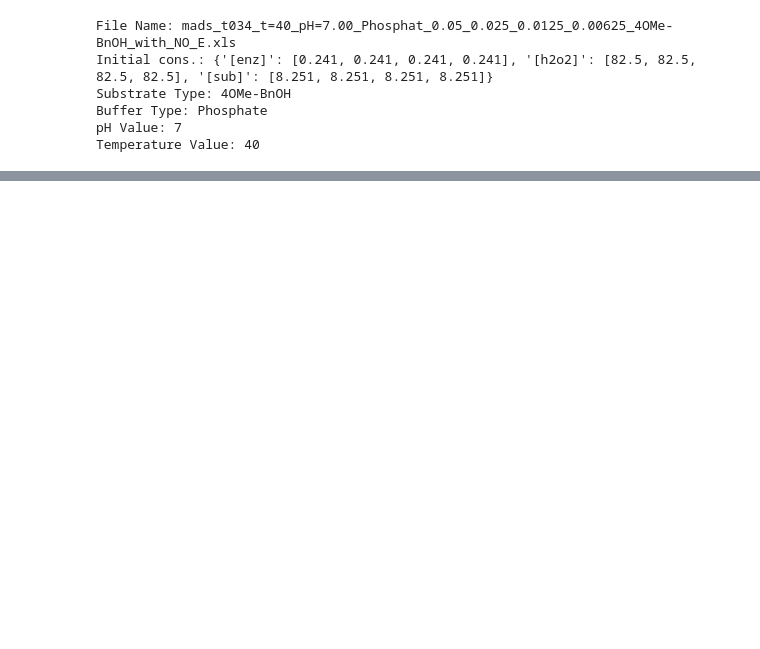
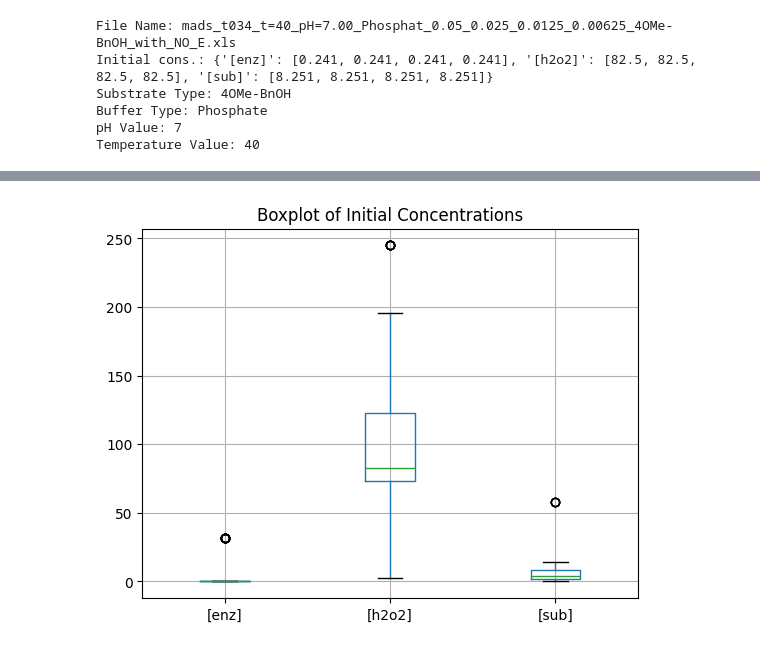
Before and after one commit to madsr2d2/masterThesis, a Jupyter notebook: masterThesis.ipynb, the cells around one changed output, grey strips where cells are left out. Cells and saved outputs as stored; diff of their text form; code cells hidden in the pictures; blank space fills up the shorter version.

```diff
--- a/masterThesis.ipynb
+++ b/masterThesis.ipynb
@@ -703,0 +725,6 @@ Adjacent value is not numeric: regn det ud
+# %%
+experiment_df[['[enz]', '[h2o2]', '[sub]' ]].boxplot()
+plt.title("Boxplot of Initial Concentrations")
+plt.show()
+# %% [output]
+[figure, added]
```
Also changed, not shown: parts of 5 cells of this notebook.
